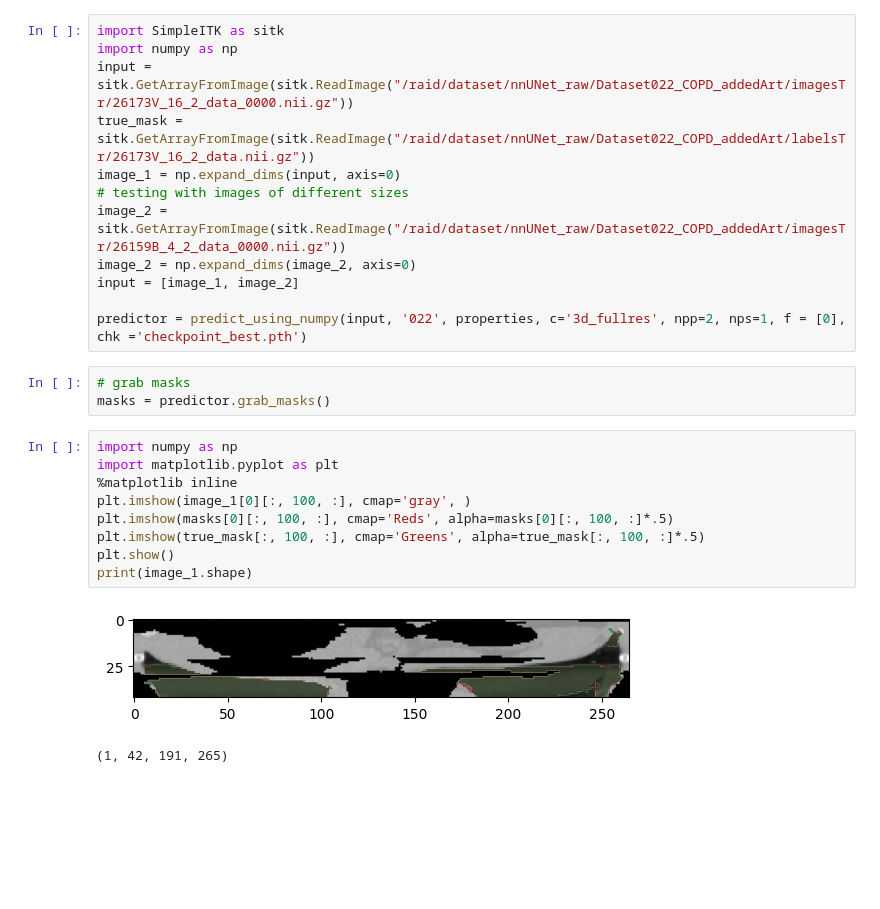
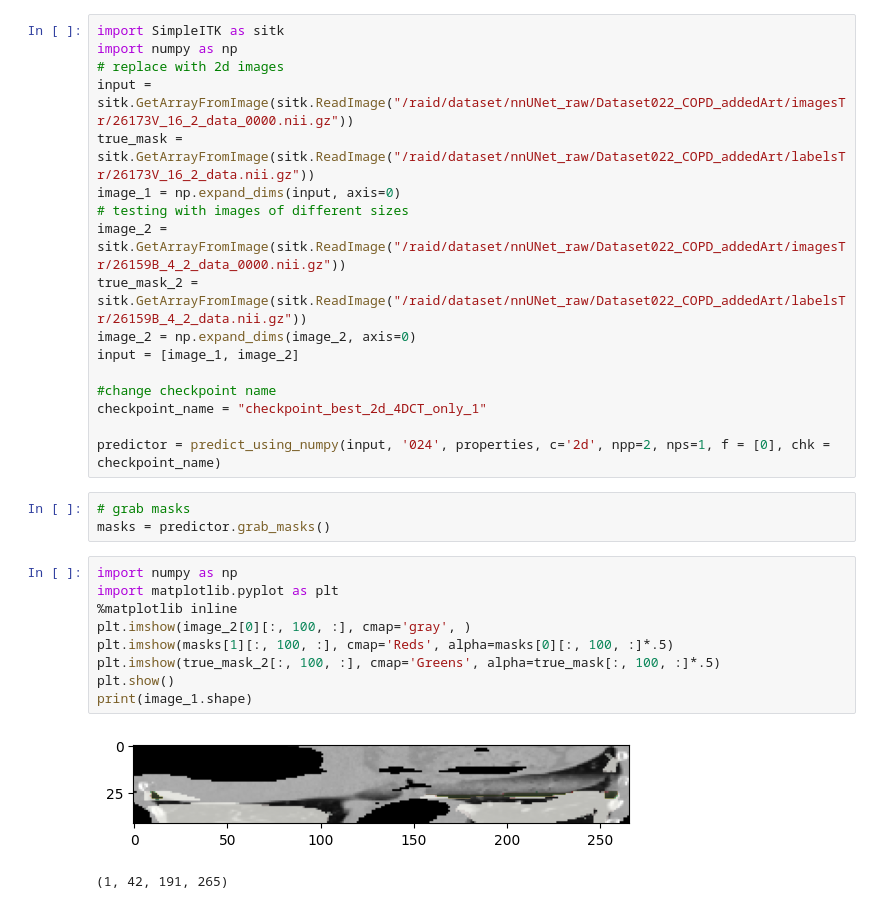
Before and after one commit to DMIC-Lab/segmentation_generator, a Jupyter notebook: tutorial.ipynb, the cells around one changed output. Saved outputs shown, nothing was run; the diff lists cells and outputs as text; blank space fills up the shorter version.

Commit message:
added 4DCTonly_1 dataset

```diff
--- a/tutorial.ipynb
+++ b/tutorial.ipynb
@@ -14,27 +14,32 @@ with open('properties.json', 'r') as f:
 # %%
 import SimpleITK as sitk
 import numpy as np
+# replace with 2d images
 input = sitk.GetArrayFromImage(sitk.ReadImage("/raid/dataset/nnUNet_raw/Dataset022_COPD_addedArt/imagesTr/26173V_16_2_data_0000.nii.gz"))
 true_mask = sitk.GetArrayFromImage(sitk.ReadImage("/raid/dataset/nnUNet_raw/Dataset022_COPD_addedArt/labelsTr/26173V_16_2_data.nii.gz"))
 image_1 = np.expand_dims(input, axis=0)
 # testing with images of different sizes
 image_2 = sitk.GetArrayFromImage(sitk.ReadImage("/raid/dataset/nnUNet_raw/Dataset022_COPD_addedArt/imagesTr/26159B_4_2_data_0000.nii.gz"))
+true_mask_2 = sitk.GetArrayFromImage(sitk.ReadImage("/raid/dataset/nnUNet_raw/Dataset022_COPD_addedArt/labelsTr/26159B_4_2_data.nii.gz"))
 image_2 = np.expand_dims(image_2, axis=0)
 input = [image_1, image_2]
 
-predictor = predict_using_numpy(input, '022', properties, c='3d_fullres', npp=2, nps=1, f = [0], chk ='checkpoint_best.pth')
+#change checkpoint name
+checkpoint_name = "checkpoint_best_2d_4DCT_only_1"
+
+predictor = predict_using_numpy(input, '024', properties, c='2d', npp=2, nps=1, f = [0], chk = checkpoint_name)
 # %%
 # grab masks
 masks = predictor.grab_masks()
 # %%
 import numpy as np
 import matplotlib.pyplot as plt
 %matplotlib inline
-plt.imshow(image_1[0][:, 100, :], cmap='gray', )
-plt.imshow(masks[0][:, 100, :], cmap='Reds', alpha=masks[0][:, 100, :]*.5)
-plt.imshow(true_mask[:, 100, :], cmap='Greens', alpha=true_mask[:, 100, :]*.5)
+plt.imshow(image_2[0][:, 100, :], cmap='gray', )
+plt.imshow(masks[1][:, 100, :], cmap='Reds', alpha=masks[0][:, 100, :]*.5)
+plt.imshow(true_mask_2[:, 100, :], cmap='Greens', alpha=true_mask[:, 100, :]*.5)
 plt.show()
 print(image_1.shape)
 # %% [output]
-[figure, old version]
+[figure, new version]
 (1, 42, 191, 265)
```
Also changed, not shown: 11 other files.
